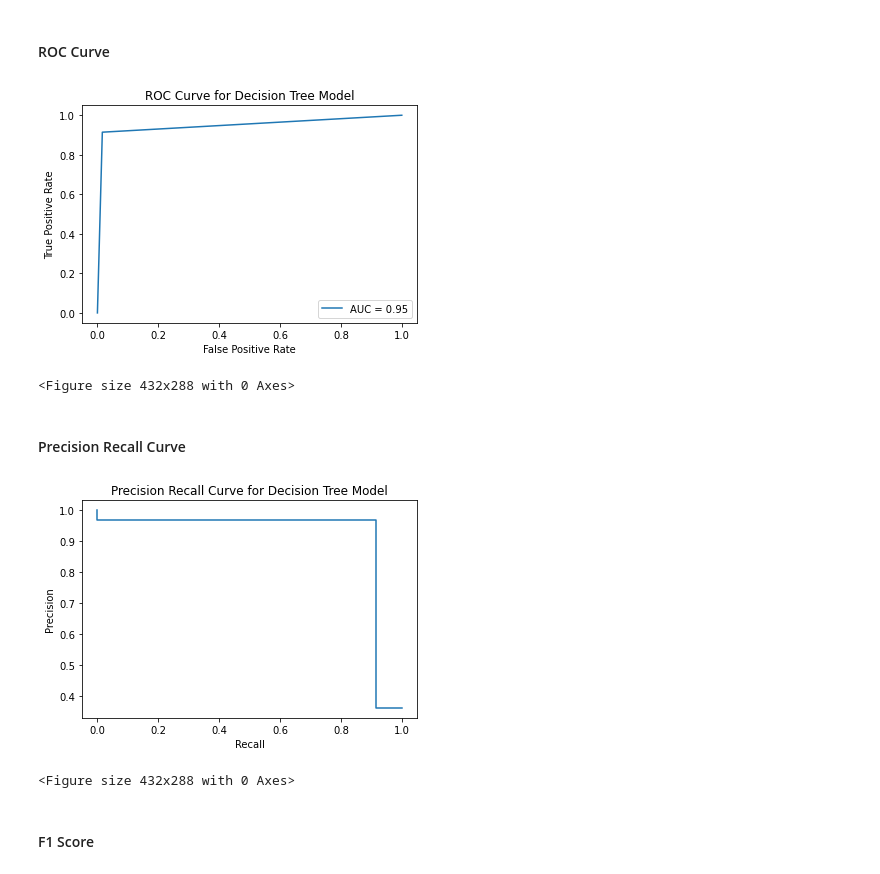
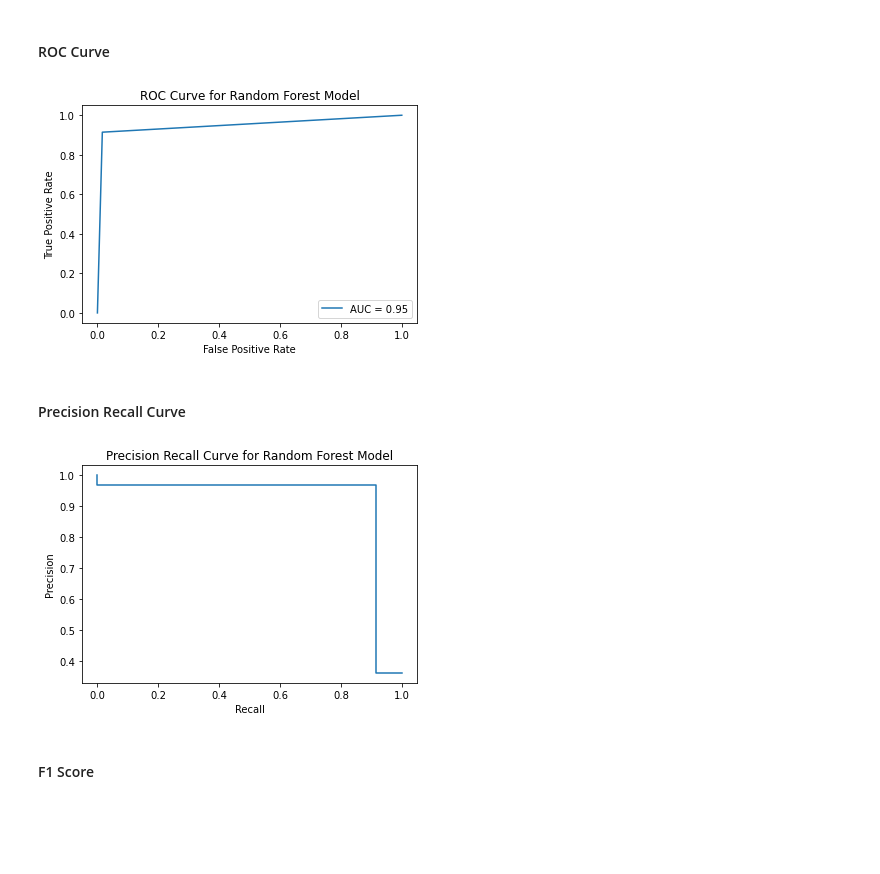
Before and after one commit to UCB-stat-159-s22/hw07-Group26, a Jupyter notebook: codes/decision_tree_and_random_forest.ipynb, the cells around one changed output. Saved outputs shown, nothing was run; the diff lists cells and outputs as text; code cells hidden in the pictures; blank space fills up the shorter version.

Commit message:
finished final model selection notebool

```diff
--- a/codes/Decision Tree and Random Forest.ipynb
+++ b/codes/decision_tree_and_random_forest.ipynb
@@ -205,26 +201,26 @@ plt.savefig('../figures/confusion_matrix_rf.png')
 # %%
 fpr, tpr, thresholds = roc_curve(y_val, y_pred_val_rf)
 roc_auc = auc(fpr, tpr)
 display = RocCurveDisplay(fpr=fpr, tpr=tpr, roc_auc=roc_auc)
 display.plot()
-plt.title("ROC Curve for Decision Tree Model")
-plt.show()
-plt.savefig('../figures/roc_curve_rf.png');
+plt.title("ROC Curve for Random Forest Model")
+
+plt.savefig('../figures/roc_curve_rf.png')
+plt.show();
 # %% [output]
-[figure, old version]
+[figure, new version]
-<Figure size 432x288 with 0 Axes>
 # %% [markdown]
 #### Precision Recall Curve
 # %%
 precision, recall, _ = precision_recall_curve(y_val, y_pred_val_rf)
 disp = PrecisionRecallDisplay(precision=precision, recall=recall)
 disp.plot()
-plt.title("Precision Recall Curve for Decision Tree Model")
-plt.show()
-plt.savefig('../figures/precision_recall_curve_rf.png');
+plt.title("Precision Recall Curve for Random Forest Model")
+
+plt.savefig('../figures/precision_recall_curve_rf.png')
+plt.show();
 # %% [output]
-[figure, old version]
+[figure, new version]
-<Figure size 432x288 with 0 Axes>
 # %% [markdown]
 #### F1 Score
 # %%
```
Also changed, not shown: parts of 5 cells of this notebook, 12 other files.
